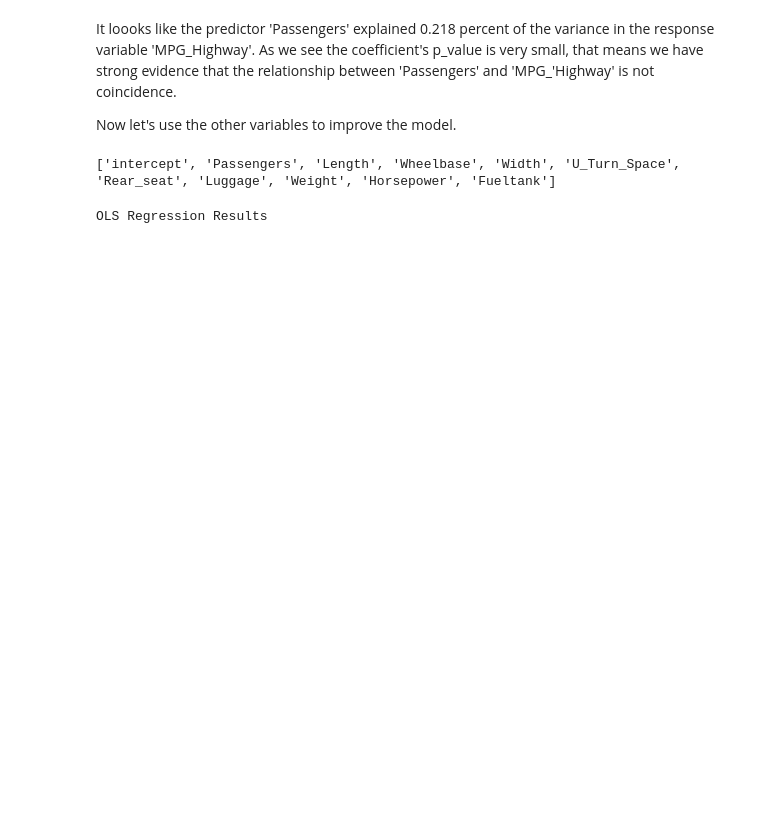
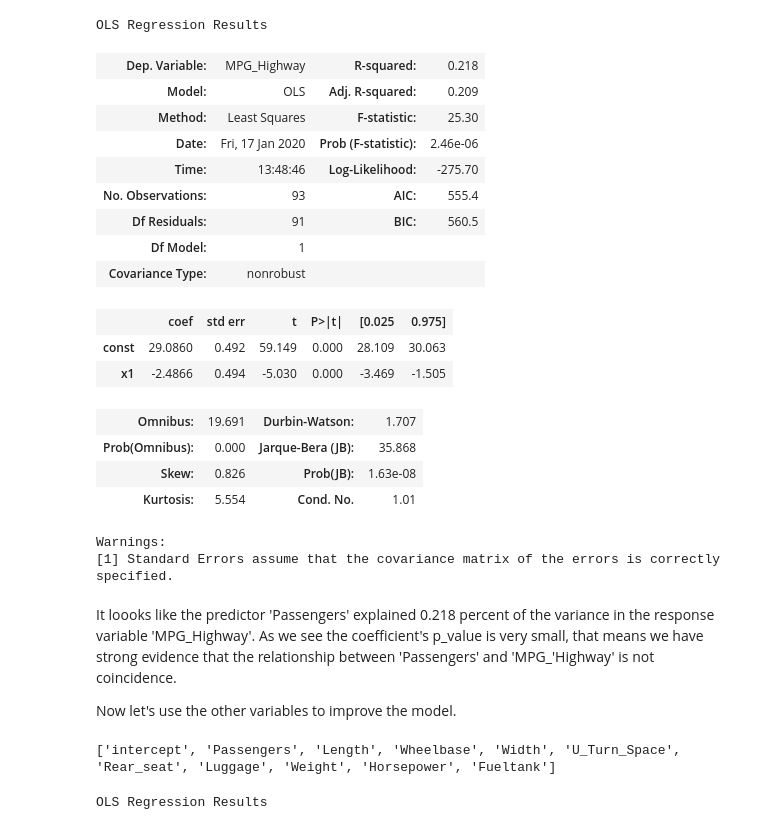
Before and after one commit to learn-co-students/dc-ds-111819, a Jupyter notebook: module-4/Day-7-Feature_Selection/1118model_diagnosis.ipynb, the cells around one changed output. Drawn from its saved outputs; the diff is of its cells as text; code cells hidden in the pictures; blank space fills up the shorter version.

```diff
--- a/module-4/Day-7-Feature_Selection/1118model_diagnosis.ipynb
+++ b/module-4/Day-7-Feature_Selection/1118model_diagnosis.ipynb
@@ -49,3 +56,31 @@ df.head()
+# %%
+# %load -r 1-6 answers.py
+X_passengers = df.Passengers.values
+y = df.MPG_Highway
+X_passengers = sm.add_constant(X_passengers)
+model = sm.OLS(y, X_passengers, hasconst=True)
+result = model.fit()
+result.summary()
+# %% [output]
+OLS Regression Results
+| Dep. Variable: | MPG_Highway | R-squared: | 0.218 |
+| Model: | OLS | Adj. R-squared: | 0.209 |
+| Method: | Least Squares | F-statistic: | 25.30 |
+| Date: | Fri, 17 Jan 2020 | Prob (F-statistic): | 2.46e-06 |
+| Time: | 13:48:46 | Log-Likelihood: | -275.70 |
+| No. Observations: | 93 | AIC: | 555.4 |
+| Df Residuals: | 91 | BIC: | 560.5 |
+| Df Model: | 1 |  |  |
+| Covariance Type: | nonrobust |  |  |
+|  | coef | std err | t | P>|t| | [0.025 | 0.975] |
+| const | 29.0860 | 0.492 | 59.149 | 0.000 | 28.109 | 30.063 |
+| x1 | -2.4866 | 0.494 | -5.030 | 0.000 | -3.469 | -1.505 |
+| Omnibus: | 19.691 | Durbin-Watson: | 1.707 |
+| Prob(Omnibus): | 0.000 | Jarque-Bera (JB): | 35.868 |
+| Skew: | 0.826 | Prob(JB): | 1.63e-08 |
+| Kurtosis: | 5.554 | Cond. No. | 1.01 |
+Warnings:
+[1] Standard Errors assume that the covariance matrix of the errors is correctly specified.
 # %% [markdown]
 It loooks like the predictor 'Passengers' explained 0.218 percent of the variance in the response variable
 'MPG_Highway'. As we see the coefficient's p_value is very small, that means we have strong evidence that
```
Also changed, not shown: parts of 10 cells of this notebook, 16 other files.
